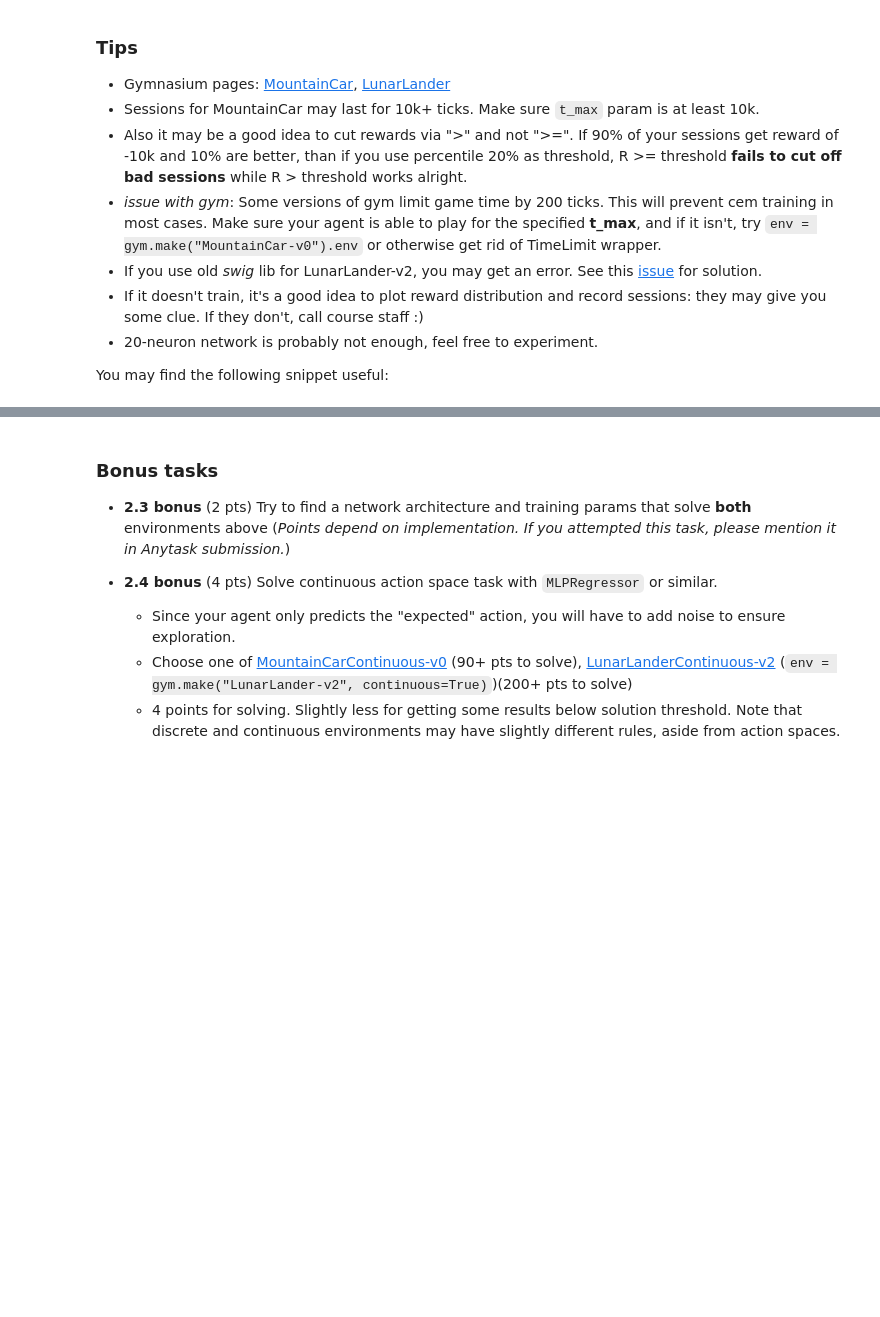
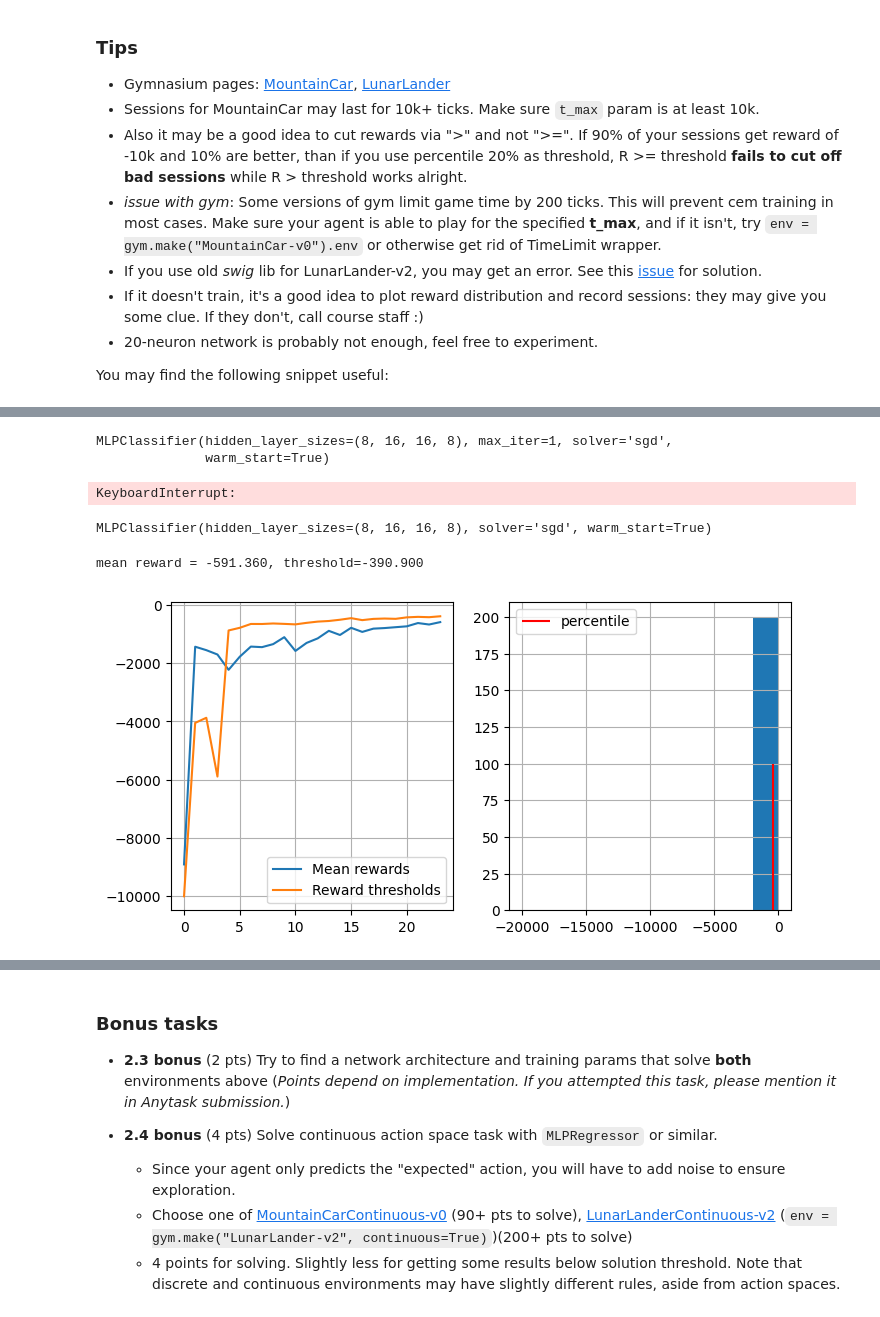
Before and after one commit to mozhaa/Practical_RL, a Jupyter notebook: week01_intro/deep_crossentropy_method.ipynb, the cells around one changed output, grey strips where cells are left out. Cells and saved outputs as stored; diff of their text form; code cells hidden in the pictures; blank space fills up the shorter version.

```diff
--- a/week01_intro/deep_crossentropy_method.ipynb
+++ b/week01_intro/deep_crossentropy_method.ipynb
@@ -170,7 +172,7 @@ def show_progress(rewards_batch, log, percentile, reward_range=[-990, +10]):
     plt.grid()
 
     plt.subplot(1, 2, 2)
-    plt.hist(rewards_batch, range=reward_range)
+    plt.hist(rewards_batch, range=reward_range, bins=50)
     plt.vlines(
         [np.percentile(rewards_batch, percentile)],
         [0],
@@ -341,0 +385,26 @@ You may find the following snippet useful:
+# %%
+from sklearn.neural_network import MLPClassifier
+from functools import partial
+
+agent = MLPClassifier(
+    hidden_layer_sizes=(8, 16, 16, 8),
+    activation="relu",
+    max_iter=1,
+    warm_start=True,
+    solver="sgd",
+)
+
+agent.partial_fit(
+    [env.reset()[0]] * n_actions, range(n_actions), classes=range(n_actions)
+)
+
+
+def get_probs_(agent, s):
+    return agent.predict_proba([s])[0]
+
+
+get_probs = partial(get_probs_, agent)
+agent
+# %% [output]
+MLPClassifier(hidden_layer_sizes=(8, 16, 16, 8), max_iter=1, solver='sgd',
+              warm_start=True)
@@ -341,0 +461,47 @@ You may find the following snippet useful:
+# %%
+uniform_probs = np.ones(env.action_space.n) / env.action_space.n
+
+sessions = [
+    generate_session(
+        env, delay_action(lambda s: uniform_probs, wait_steps=10), t_max=10000
+    )
+    for _ in tqdm(range(5000))
+]
+states_batch, actions_batch, rewards_batch = zip(*sessions)
+elite_states, elite_actions = select_elites(
+    states_batch, actions_batch, rewards_batch, 0.3
+)
+# %% [output]
+KeyboardInterrupt:
+# %%
+elite_states, elite_actions = select_elites(
+    states_batch, actions_batch, rewards_batch, 0.9
+)
+# %%
+agent.max_iter = 200
+agent.fit(elite_states, elite_actions)
+# %% [output]
+MLPClassifier(hidden_layer_sizes=(8, 16, 16, 8), solver='sgd', warm_start=True)
+# %%
+agent.learning_rate_init = 0.001
+agent.max_iter = 1
+
+elite_states = []
+elite_actions = []
+
+for _ in tqdm(range(20)):
+    sessions = [
+        generate_session(env, get_probs, t_max=10000) for _ in tqdm(range(200))
+    ]
+    states_batch, actions_batch, rewards_batch = zip(*sessions)
+    new_elite_states, new_elite_actions = select_elites(
+        states_batch, actions_batch, rewards_batch, 90
+    )
+    elite_states.extend(new_elite_states)
+    elite_actions.extend(new_elite_actions)
+    agent.partial_fit(elite_states, elite_actions)
+    show_progress(rewards_batch, log, 90, reward_range=[-20000, 0])
+    agent.learning_rate_init *= 0.9
+# %% [output]
+mean reward = -591.360, threshold=-390.900
+[figure, added]
```
Also changed, not shown: parts of 55 cells of this notebook, 1 other file.
